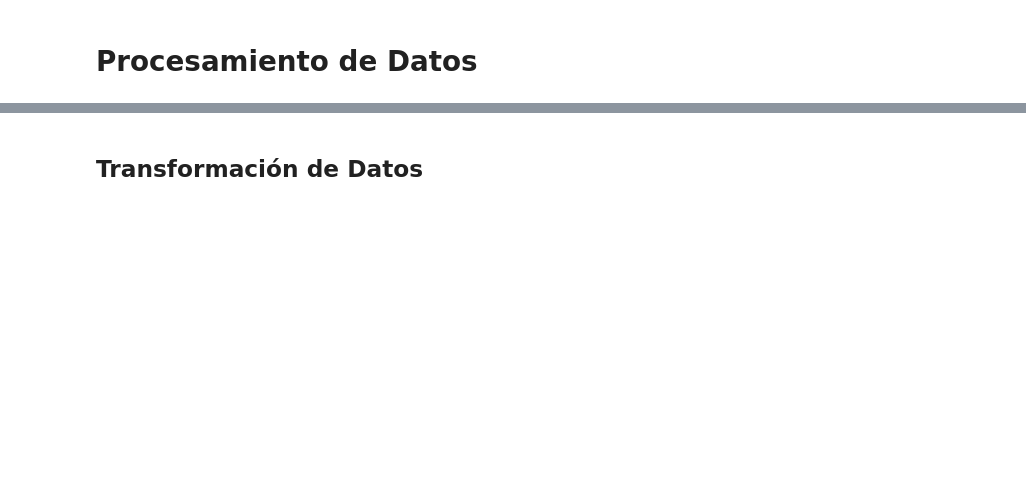
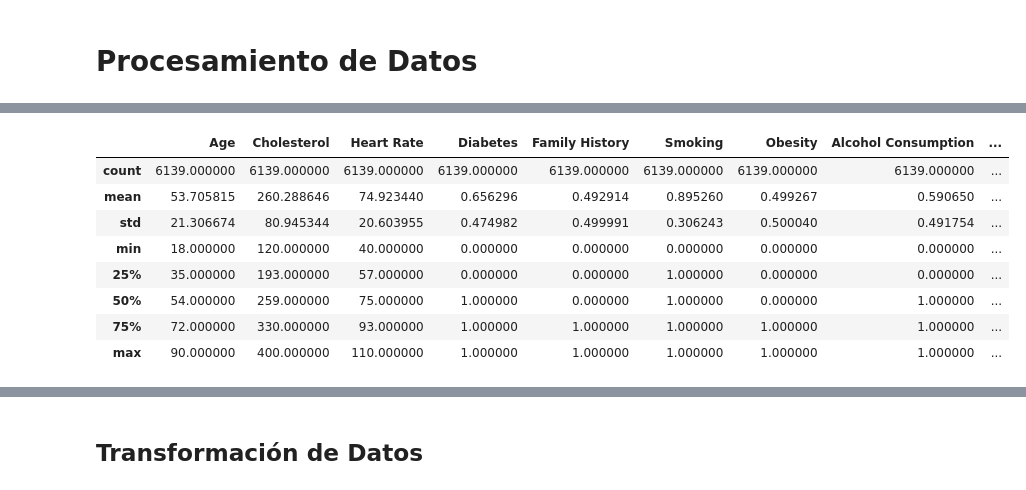
Before and after one commit to LuisFelipePoma/Heart_Risk_Detector, a Jupyter notebook: src/model/code.ipynb, the cells around one changed output, grey strips where cells are left out. Saved outputs shown, nothing was run; the diff lists cells and outputs as text; code cells hidden in the pictures; blank space fills up the shorter version.

```diff
--- a/src/model/code.ipynb
+++ b/src/model/code.ipynb
@@ -19,0 +96,12 @@ print(df.isna().sum())
+# %%
+df.describe()
+# %% [output]
+|  | Age | Cholesterol | Heart Rate | Diabetes | Family History | Smoking | Obesity | Alcohol Consumption | ... |
+| count | 6139.000000 | 6139.000000 | 6139.000000 | 6139.000000 | 6139.000000 | 6139.000000 | 6139.000000 | 6139.000000 | ... |
+| mean | 53.705815 | 260.288646 | 74.923440 | 0.656296 | 0.492914 | 0.895260 | 0.499267 | 0.590650 | ... |
+| std | 21.306674 | 80.945344 | 20.603955 | 0.474982 | 0.499991 | 0.306243 | 0.500040 | 0.491754 | ... |
+| min | 18.000000 | 120.000000 | 40.000000 | 0.000000 | 0.000000 | 0.000000 | 0.000000 | 0.000000 | ... |
+| 25% | 35.000000 | 193.000000 | 57.000000 | 0.000000 | 0.000000 | 1.000000 | 0.000000 | 0.000000 | ... |
+| 50% | 54.000000 | 259.000000 | 75.000000 | 1.000000 | 0.000000 | 1.000000 | 0.000000 | 1.000000 | ... |
+| 75% | 72.000000 | 330.000000 | 93.000000 | 1.000000 | 1.000000 | 1.000000 | 1.000000 | 1.000000 | ... |
+| max | 90.000000 | 400.000000 | 110.000000 | 1.000000 | 1.000000 | 1.000000 | 1.000000 | 1.000000 | ... |
```
Also changed, not shown: parts of 35 cells of this notebook, 3 other files.
